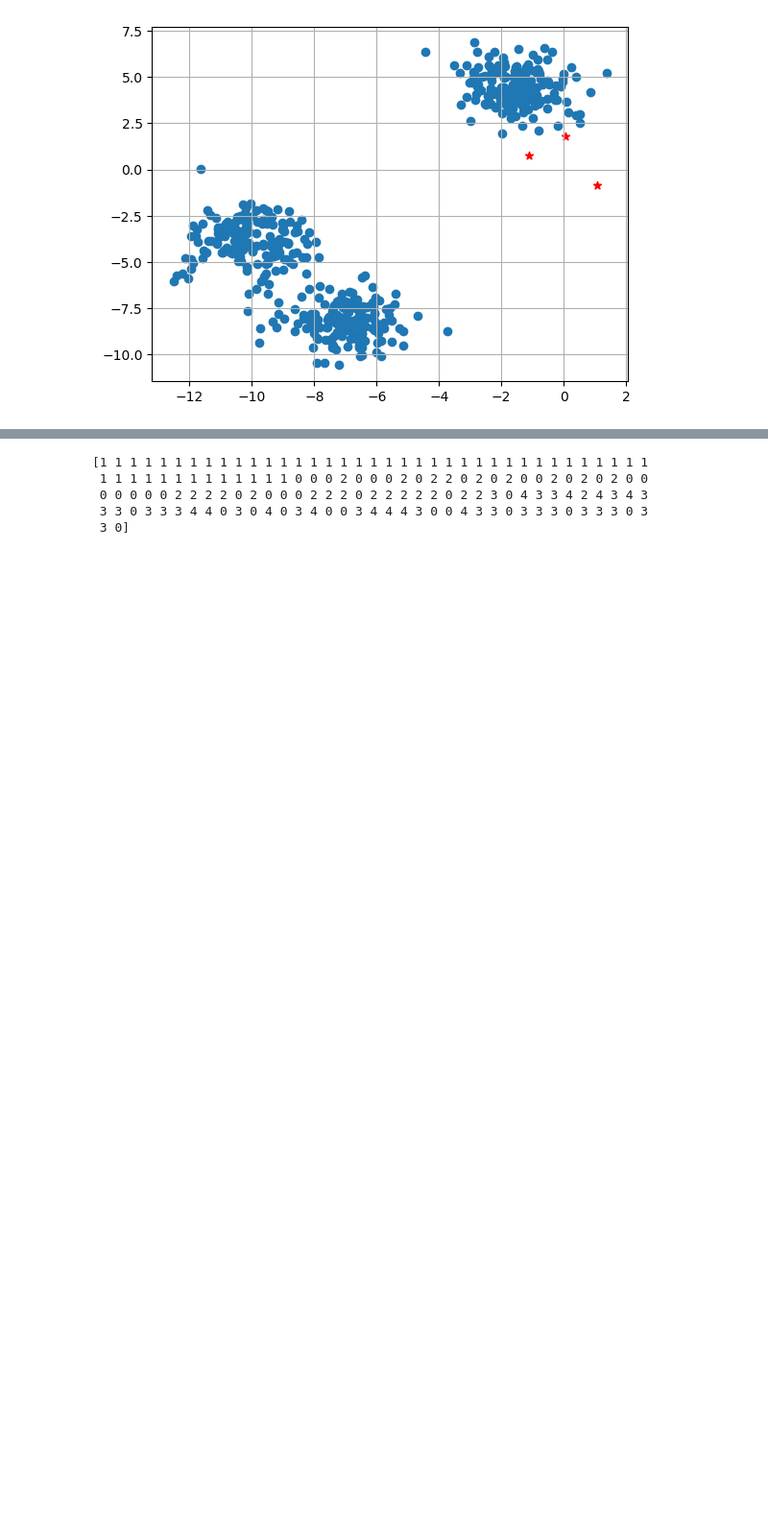
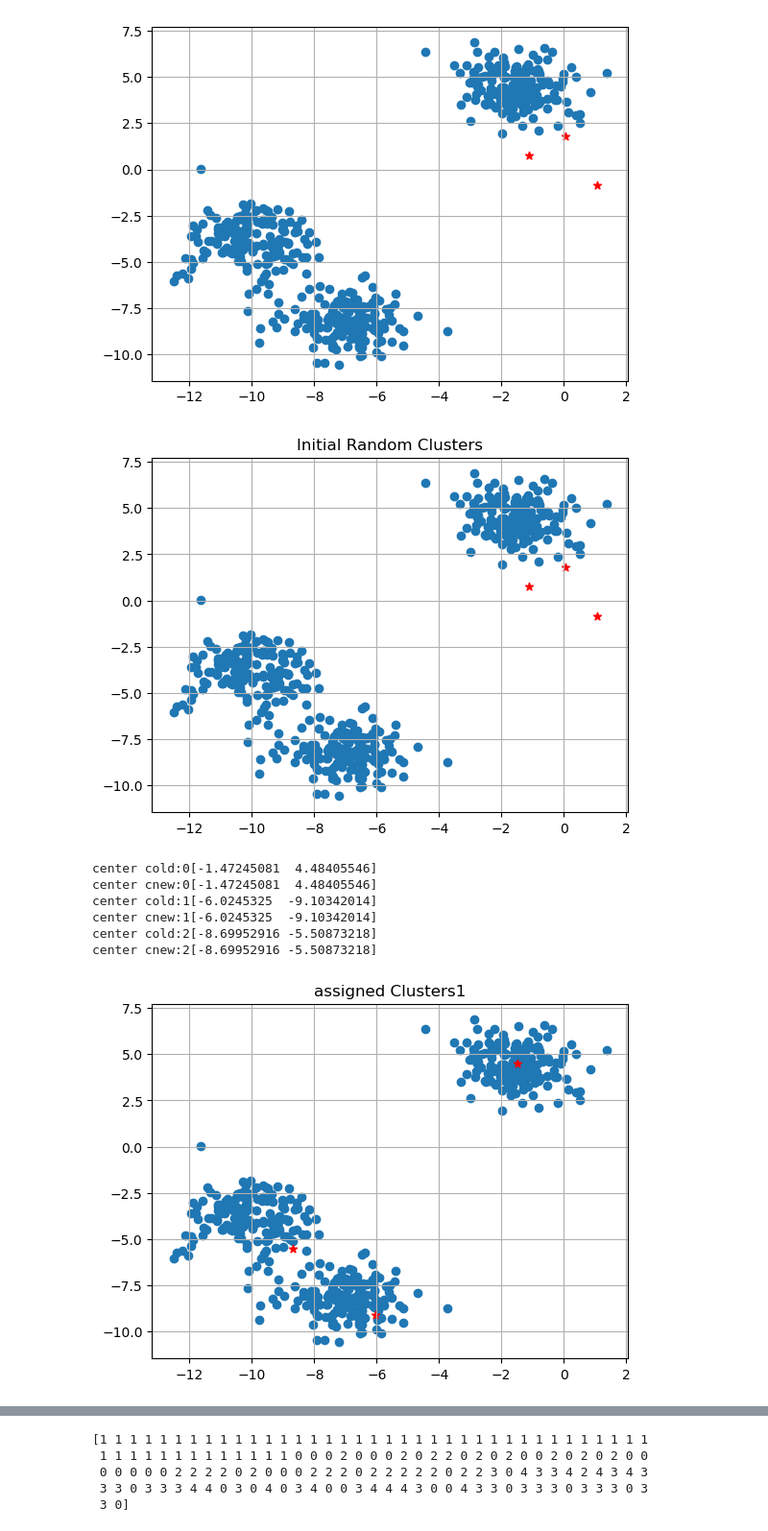
Before and after one commit to akramex-dz/Machine-Learning-Practical-Work, a Jupyter notebook: ML_TP8.ipynb, the cells around one changed output, grey strips where cells are left out. Shown: that part at 96% size. Drawn from its saved outputs; the diff is of its cells as text; code cells hidden in the pictures; blank space fills up the shorter version.

Commit message:
Exploring K-mean Algo

```diff
--- a/ML_TP8.ipynb
+++ b/ML_TP8.ipynb
@@ -11,23 +13,23 @@ plt.show()
 # %% [output]
 [figure]
 # %%
-import numpy as np
+def initialize_k_means(X, k):
+    import numpy as np
 
-k=3
-clusters = {}
-np.random.seed(23)
-for i in range(k):
-    center = 2 * ( 2 * np.random.random( (X.shape[1], ) ) - 1 )
-    points = []
-    cluster = {'center' : center,'points' : [] }
-    clusters[i] = cluster
+    clusters = {}
+    np.random.seed(23)
+    for i in range(k):
+        center = 2 * ( 2 * np.random.random( (X.shape[1], ) ) - 1 )
+        points = []
+        cluster = {'center' : center,'points' : [] }
+        clusters[i] = cluster
 
-# print(clusters)
+    plt.scatter(X[:,0],X[:,1])
+    plt.grid(True)
+    plt.title('Initial Random Clusters')
 
-plt.scatter(X[:,0],X[:,1])
-plt.grid(True)
-
-for i in clusters:
-    center = clusters[i]['center']
-    plt.scatter(center[0],center[1],marker = '*',c = 'red')
-plt.show()
+    for i in clusters:
+        center = clusters[i]['center']
+        plt.scatter(center[0],center[1],marker = '*',c = 'red')
+    plt.show()
+    return clusters
@@ -39,7 +39,7 @@ import numpy as np
 def distance(p1, p2):
     return np.sqrt(np.sum((p1 - p2) ** 2))
 
-def assign_clusters(X, clusters):
+def assign_clusters(X, clusters, k):
     for i in range(X.shape[0]):
         dist = []
         curr_x = X[i]
@@ -62,7 +62,8 @@ plt.show()
 # %% [output]
 [figure]
 # %%
-def update_clusters(X, clusters):
+
+def update_clusters(X, clusters, k):
     for i in range(k):
         points = np.array(clusters[i]['points'])
         if points.shape[0] > 0:
@@ -87,0 +129,11 @@ def clusering(data, centroids):
+# %%
+final_clusters =  clustering(X, 3)
+# %% [output]
+[figure, added]
+center cold:0[-1.47245081  4.48405546]
+center cnew:0[-1.47245081  4.48405546]
+center cold:1[-6.0245325  -9.10342014]
+center cnew:1[-6.0245325  -9.10342014]
+center cold:2[-8.69952916 -5.50873218]
+center cnew:2[-8.69952916 -5.50873218]
+[figure, added]
```
Also changed, not shown: parts of 8 cells of this notebook.
